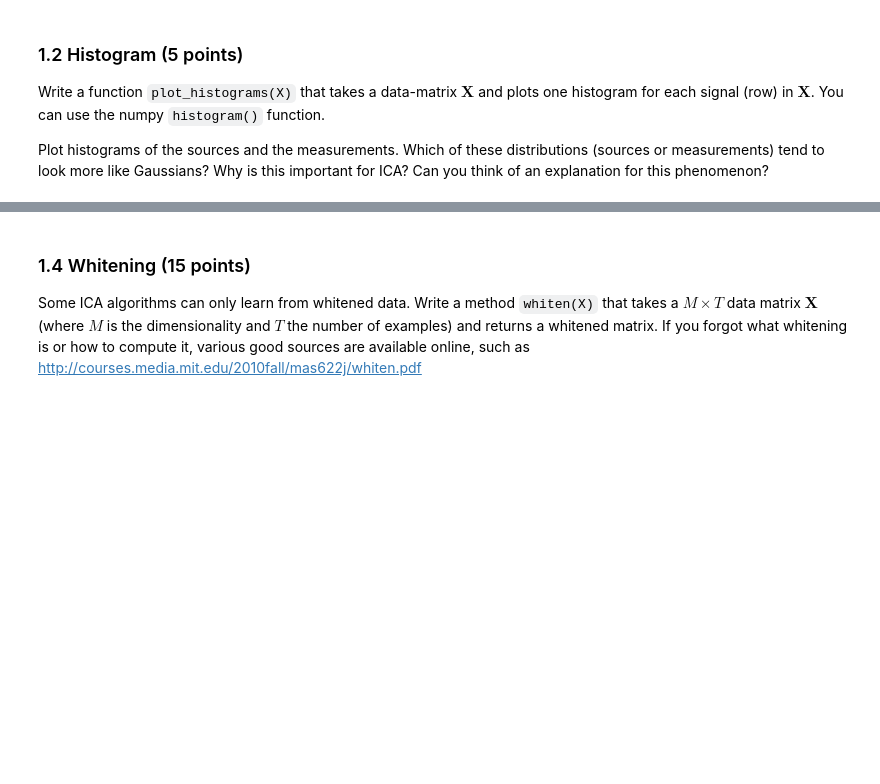
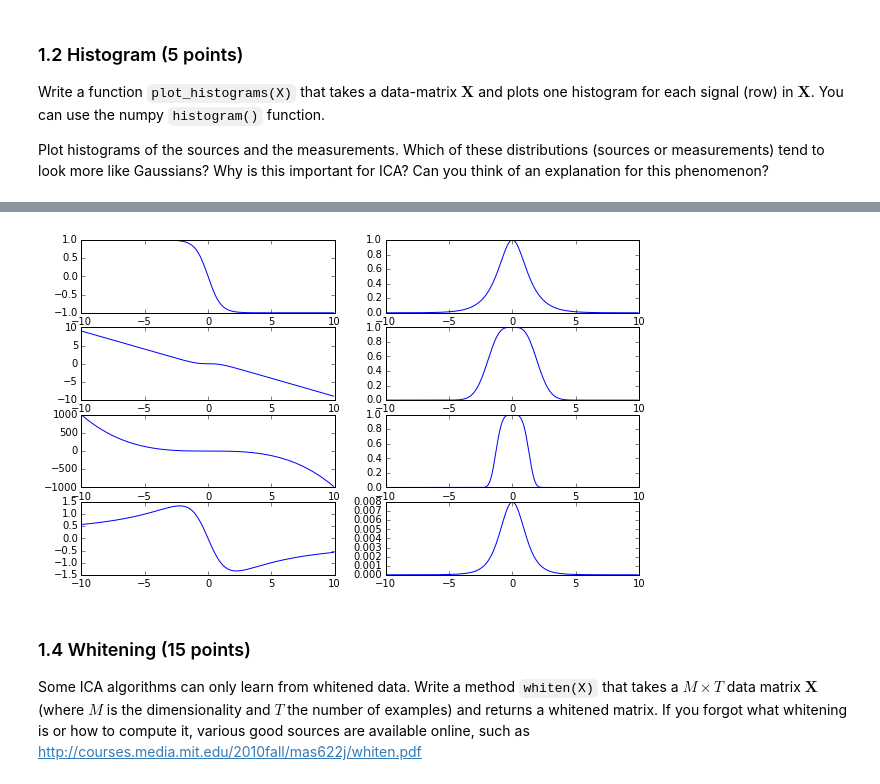
Before and after one commit to Tomaat/ML2, a Jupyter notebook: lab1/lab1.ipynb, the cells around one changed output, grey strips where cells are left out. Cells and saved outputs as stored; diff of their text form; code cells hidden in the pictures; blank space fills up the shorter version.

```diff
--- a/lab1/lab1.ipynb
+++ b/lab1/lab1.ipynb
@@ -124,5 +144,35 @@ The normalizing constant is not required, so an answer of the form $p(a) \propto
 
 Plot the activation functions and the corresponding prior distributions. Compare the shape of the priors to the histogram you plotted in the last question.
+# %%
+def phi_0(a):
+    return -np.tanh(a)
+def p_0(a):
+    return 1/np.cosh(a)
+def phi_1(a):
+    return -a+np.tanh(a)
+def p_1(a):
+    return np.exp(-a**2/2)*np.cosh(a)
+def phi_2(a):
+    return -a**3
+def p_2(a):
+    return np.exp(-a**4/4)
+def phi_3(a):
+    return -6*a/(a**2+5)
+def p_3(a):
+    return 1/(a**2+5)**3
+
+phi = [phi_0, phi_1, phi_2, phi_3]
+p = [p_0, p_1, p_2, p_3]
+
+
+a = np.array(range(-100,100))/10
+for i in range(4):
+    subplot(4,2,i*2+1)
+    plot(a,phi[i](a))
+    subplot(4,2,i*2+2)
+    plot(a,p[i](a))
+# %% [output]
+[figure, added]
 # %% [markdown]
 ### 1.4 Whitening (15 points)
 Some ICA algorithms can only learn from whitened data. Write a method `whiten(X)` that takes a $M \times T$ data matrix $\mathbf{X}$ (where $M$ is the dimensionality and $T$ the number of examples) and returns a whitened matrix. If you forgot what whitening is or how to compute it, various good sources are available online, such as http://courses.media.mit.edu/2010fall/mas622j/whiten.pdf
```
Also changed, not shown: parts of 9 cells of this notebook, 1 other file.
